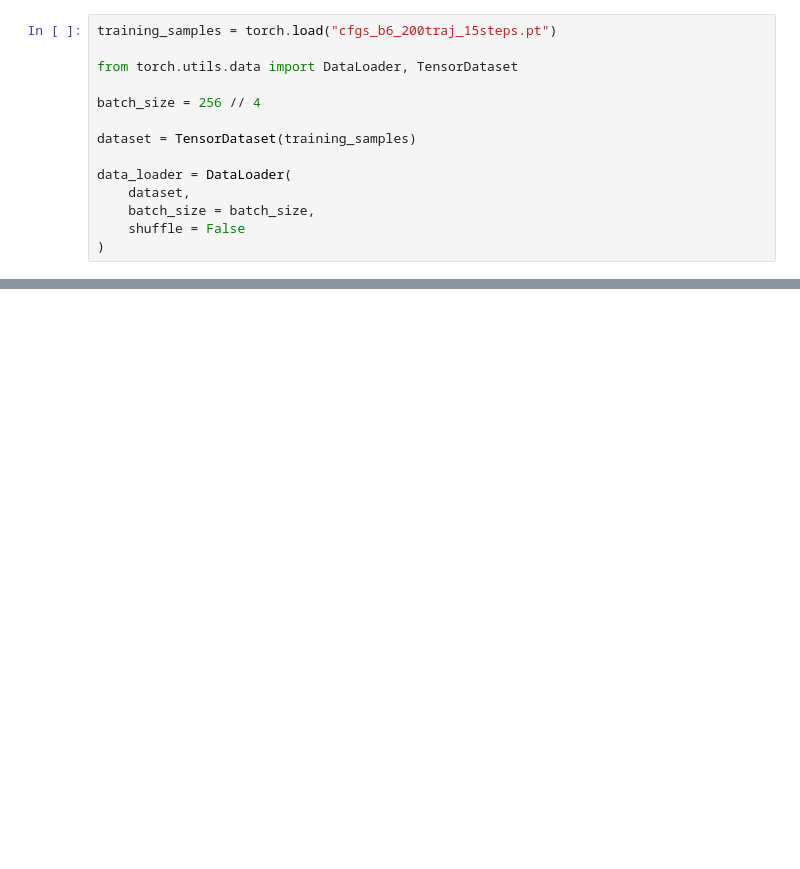
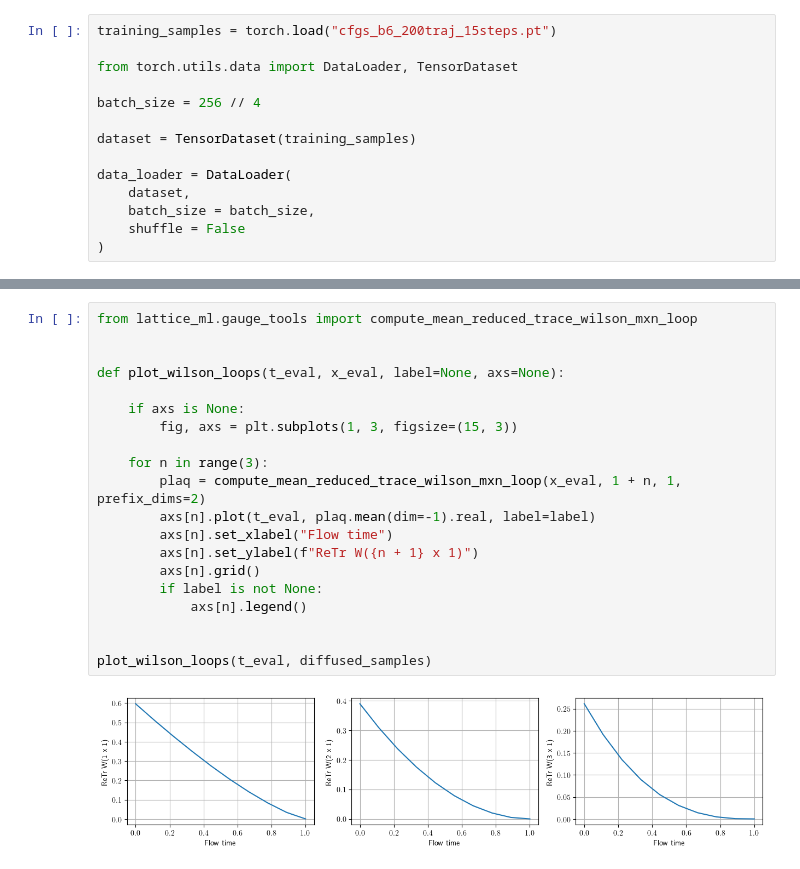
Before and after one commit to jkomijani/lattice_ml, a Jupyter notebook: examples/diffusion/SU3_gauge_4x4x4x4.ipynb, the cells around one changed output, grey strips where cells are left out. Cells and saved outputs as stored; diff of their text form; blank space fills up the shorter version.

Commit message:
examples: SU(3) gauge updated

```diff
--- a/examples/diffusion/SU3_gauge_4x4x4x4.ipynb
+++ b/examples/diffusion/SU3_gauge_4x4x4x4.ipynb
@@ -119,0 +83,22 @@ diffusion_process = SUnDiffusionProcess(GaugeSU3AlgScoreFunc())
+# %%
+from lattice_ml.gauge_tools import compute_mean_reduced_trace_wilson_mxn_loop
+
+
+def plot_wilson_loops(t_eval, x_eval, label=None, axs=None):
+
+    if axs is None:
+        fig, axs = plt.subplots(1, 3, figsize=(15, 3))
+
+    for n in range(3):
+        plaq = compute_mean_reduced_trace_wilson_mxn_loop(x_eval, 1 + n, 1, prefix_dims=2)
+        axs[n].plot(t_eval, plaq.mean(dim=-1).real, label=label)
+        axs[n].set_xlabel("Flow time")
+        axs[n].set_ylabel(f"ReTr W({n + 1} x 1)")
+        axs[n].grid()
+        if label is not None:
+            axs[n].legend()
+
+
+plot_wilson_loops(t_eval, diffused_samples)
+# %% [output]
+[figure, added]
```
Also changed, not shown: parts of 27 cells of this notebook.
